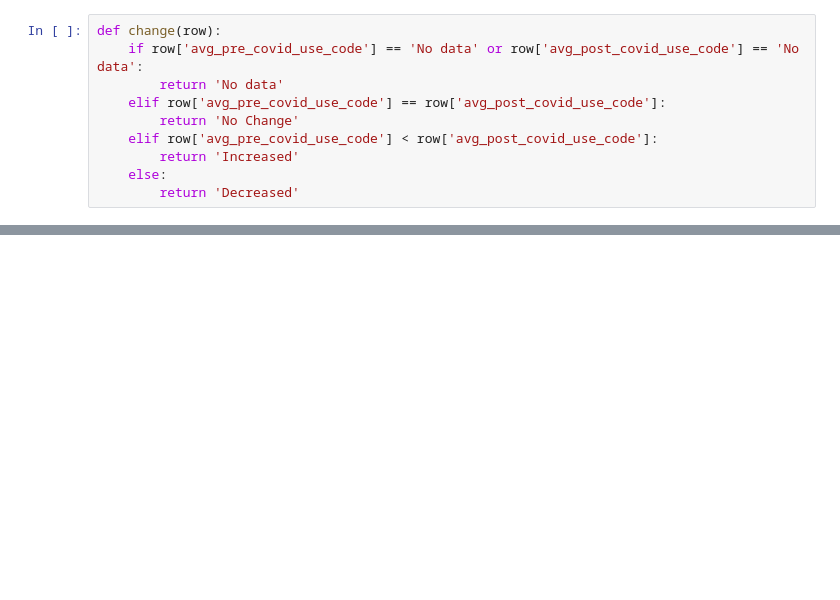
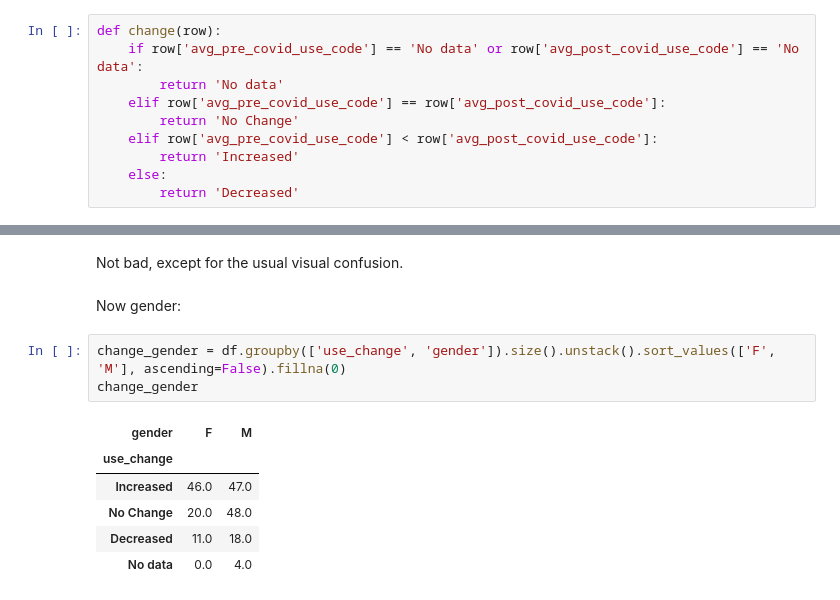
Before and after one commit to akankshazc/sts_iad, a Jupyter notebook: 5_covid.ipynb, the cells around one changed output, grey strips where cells are left out. Cells and saved outputs as stored; diff of their text form; blank space fills up the shorter version.

```diff
--- a/5_covid.ipynb
+++ b/5_covid.ipynb
@@ -137,0 +283,14 @@ df['use_change'].value_counts().plot(kind='bar', title='Change in Usage')
+# %% [markdown]
+Not bad, except for the usual visual confusion.
+# %% [markdown]
+Now gender:
+# %%
+change_gender = df.groupby(['use_change', 'gender']).size().unstack().sort_values(['F', 'M'], ascending=False).fillna(0)
+change_gender
+# %% [output]
+| gender | F | M |
+| use_change |  |  |
+| Increased | 46.0 | 47.0 |
+| No Change | 20.0 | 48.0 |
+| Decreased | 11.0 | 18.0 |
+| No data | 0.0 | 4.0 |
```
Also changed, not shown: parts of 29 cells of this notebook.
